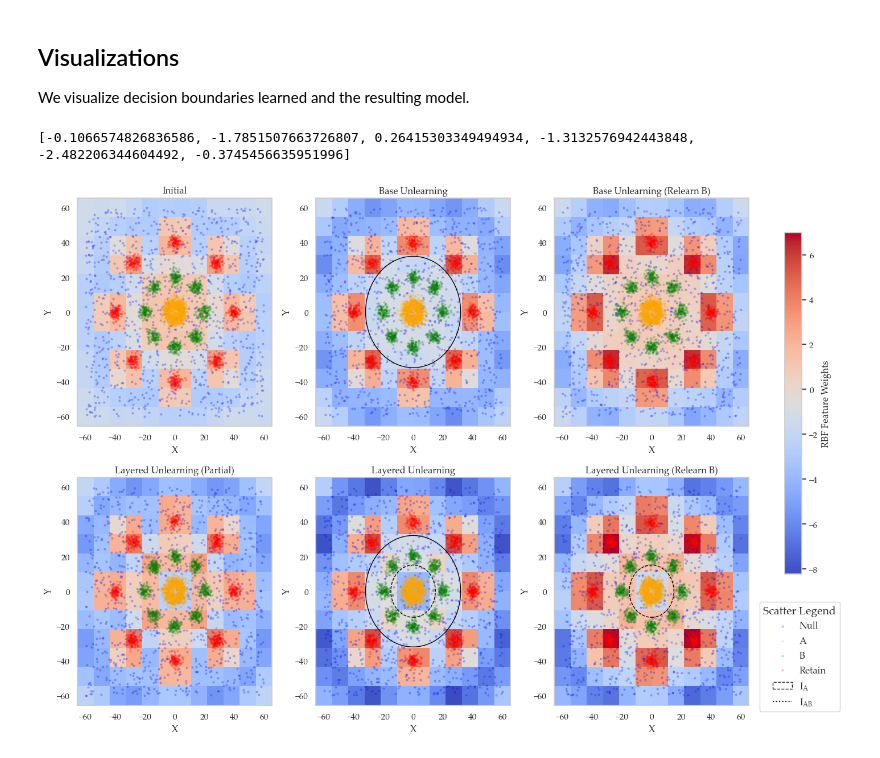
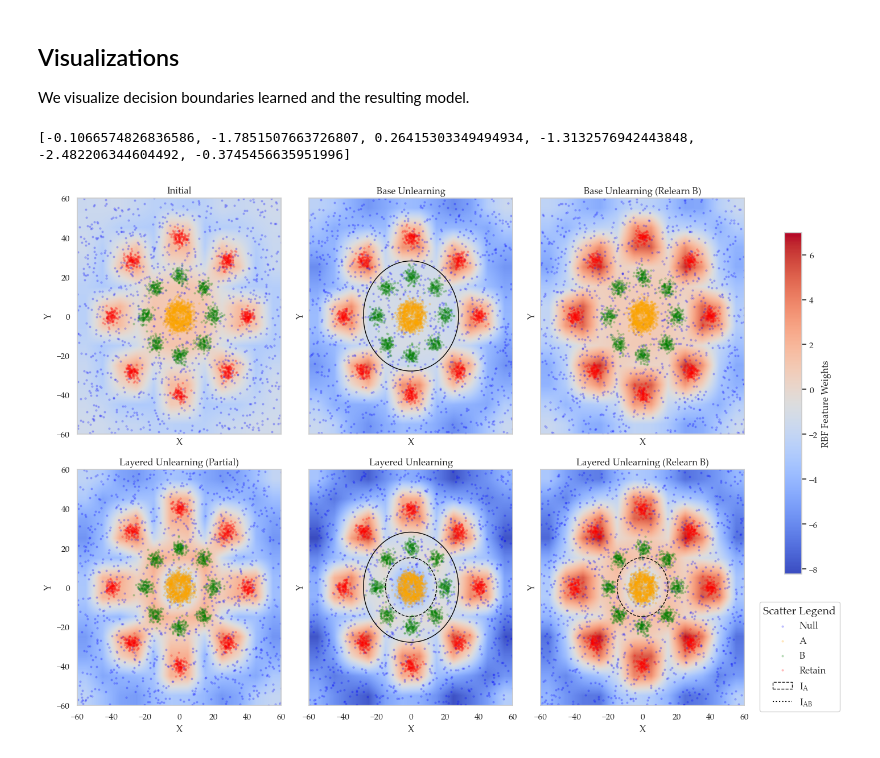
Before and after one commit to 12tqian/layered-unlearning, a Jupyter notebook: notebooks/gmm.ipynb, the cells around one changed output. Drawn from its saved outputs; the diff is of its cells as text; code cells hidden in the pictures.

```diff
--- a/notebooks/gmm.ipynb
+++ b/notebooks/gmm.ipynb
@@ -531,7 +531,15 @@ import matplotlib.pyplot as plt
 
 
 def plot_multiple_heatmaps(
-    datasets, z_values, model_names, labels, nrows, ncols, cmap="viridis", annotate=True
+    datasets,
+    z_values,
+    model_names,
+    labels,
+    nrows,
+    ncols,
+    cmap="viridis",
+    annotate=True,
+    continuous=False,
 ):
     """
     Plot multiple heatmaps in a nrows x ncols grid, with shared color scale and optional annotations.
@@ -553,7 +561,12 @@ def plot_multiple_heatmaps(
     vmin, vmax = all_z.min(), all_z.max()
 
     fig, axes = plt.subplots(
-        nrows, ncols, figsize=(5 * ncols, 5 * nrows), squeeze=False
+        nrows,
+        ncols,
+        figsize=(5 * ncols, 5 * nrows),
+        squeeze=False,
+        sharex=True,
+        sharey=True,
     )
 
     for idx, (data, z, label, name) in enumerate(
@@ -571,9 +584,21 @@ def plot_multiple_heatmaps(
         y_grid = y.reshape(N, N)
         z_grid = z.reshape(N, N)
 
-        pcm = ax.pcolormesh(
-            x_grid, y_grid, z_grid, shading="auto", cmap=cmap, vmin=vmin, vmax=vmax
-        )
+        if continuous:
+            pcm = ax.imshow(
+                z_grid,
+                extent=[x.min(), x.max(), y.min(), y.max()],
+                origin="lower",
+                cmap=cmap,
+                vmin=vmin,
+                vmax=vmax,
+                aspect="auto",
+                interpolation="bilinear",
+            )
+        else:
+            pcm = ax.pcolormesh(
+                x_grid, y_grid, z_grid, shading="auto", cmap=cmap, vmin=vmin, vmax=vmax
+            )
         ax.set_title(label)
         ax.set_xlabel("X")
         ax.set_ylabel("Y")
@@ -648,9 +673,10 @@ def plot_multiple_heatmaps(
             ax.add_artist(circle1)
         if name in ["base", "base-lu"]:
             circle2 = plt.Circle(
-                (0, 0), 32, color="black", fill=False, linestyle="solid", label="I_AB"
+                (0, 0), 28, color="black", fill=False, linestyle="solid", label="I_AB"
             )
             ax.add_artist(circle2)
+        ax.grid(False)
 
         # Add circles to the current axis
 
@@ -731,32 +757,40 @@ def plot_multiple_heatmaps(
 #     "base-B",
 #     "base-lu-B",
 # ]
 # labels = ["Initial", "LU Partial", "Base", "LU", "Base (Relearn B)", "LU (Relearn B)"]
 
 # transpose
 model_names = ["init", "base", "base-B", "base-lu-partial", "base-lu", "base-lu-B"]
 labels = [
     "Initial",
     "Base Unlearning",
     "Base Unlearning (Relearn B)",
     "Layered Unlearning (Partial)",
     "Layered Unlearning",
     "Layered Unlearning (Relearn B)",
 ]
 
 datasets = [model_checkpoints[name].rbf for name in model_names]
 z_values = [
     model_checkpoints[name].layers[-1].weight.detach().reshape(-1).cpu().numpy()
     for name in model_names
 ]
 biases = [
     model_checkpoints[name].layers[-1].bias.detach().reshape(-1).cpu().numpy().item()
     for name in model_names
 ]
 print(biases)
 plot_multiple_heatmaps(
-    datasets, z_values, model_names, labels, 2, 3, cmap="coolwarm", annotate=False
+    datasets,
+    z_values,
+    model_names,
+    labels,
+    2,
+    3,
+    cmap="coolwarm",
+    annotate=False,
+    continuous=True,
 )
 # %% [output]
 [-0.1066574826836586, -1.7851507663726807, 0.26415303349494934, -1.3132576942443848, -2.482206344604492, -0.3745456635951996]
-[figure, old version]
+[figure, new version]
```
Also changed, not shown: parts of 1 cell of this notebook, 1 other file.
